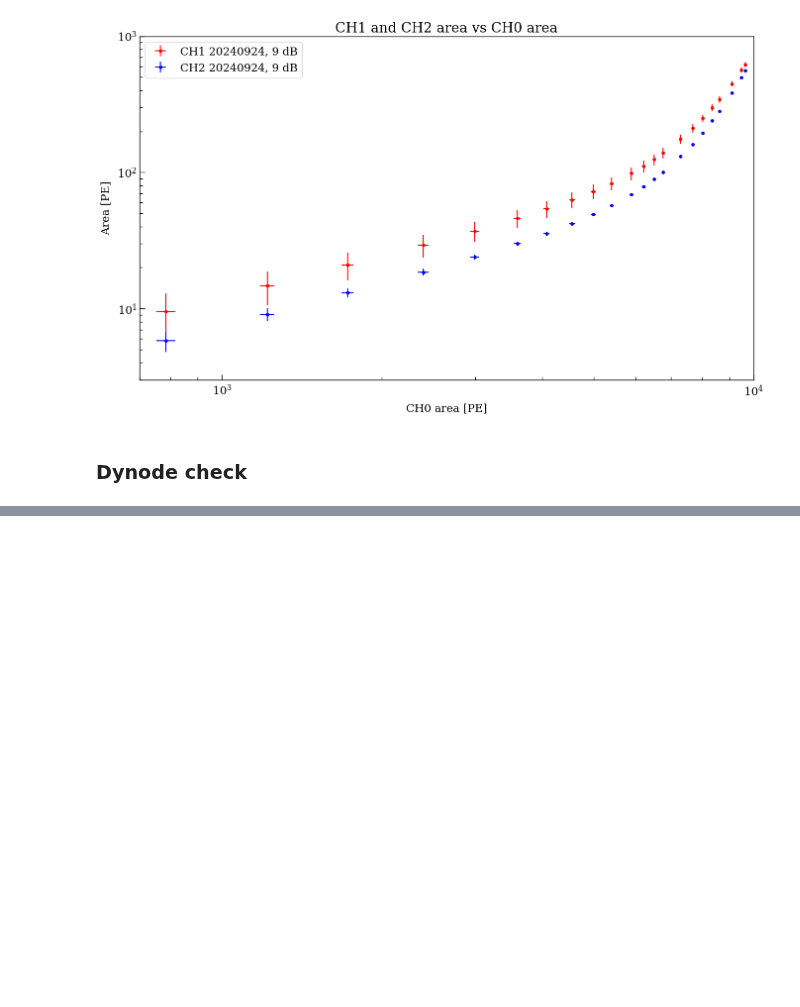
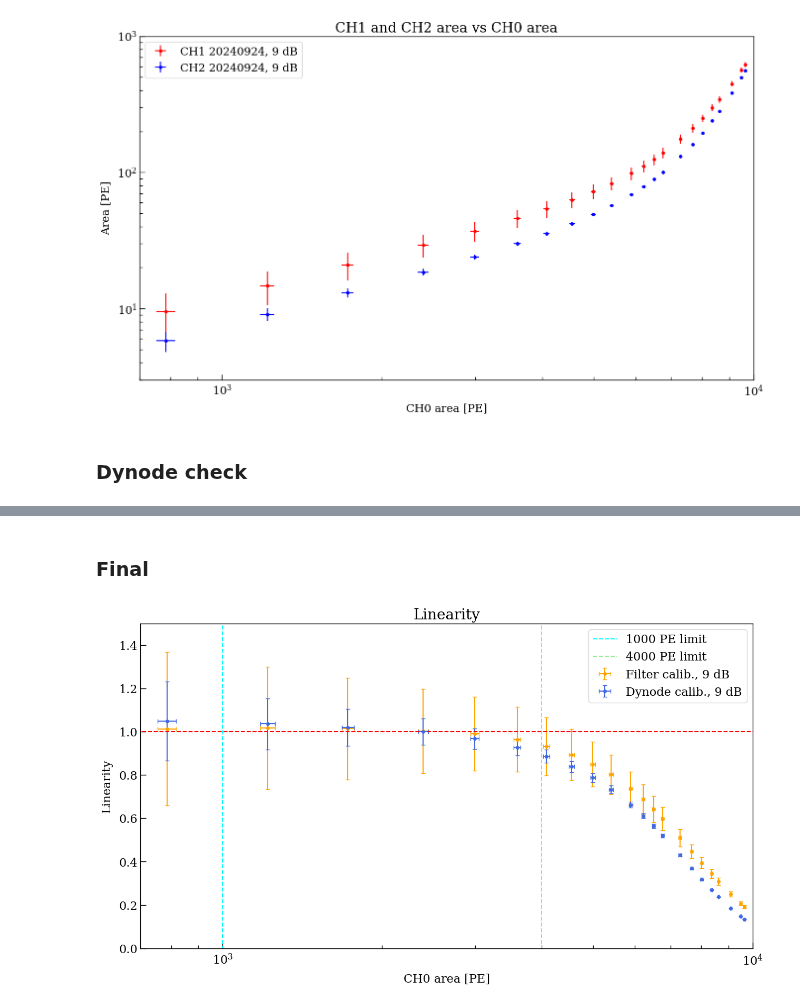
Before and after one commit to Westlake-University-Lsc-lab/RELICS_PMT_Data_Analysis, a Jupyter notebook: LinearityCheck/check_readout_linear.ipynb, the cells around one changed output, grey strips where cells are left out. Saved outputs shown, nothing was run; the diff lists cells and outputs as text; code cells hidden in the pictures; blank space fills up the shorter version.

```diff
--- a/LinearityCheck/check_readout_linear.ipynb
+++ b/LinearityCheck/check_readout_linear.ipynb
@@ -713,0 +679,34 @@ plt.show()
+# %% [markdown]
+### Final
+# %%
+plt.figure(figsize=(15,8))
+plt.title('Linearity')
+plt.xscale('log')
+plt.xlabel('CH0 area [PE]')
+plt.ylabel('Linearity')
+plt.xlim(700,10000)
+plt.ylim(0,1.5)
+
+plt.errorbar(linear_df[linear_df['date'] == 20240924]['CH0 area'],
+             linear_df[linear_df['date'] == 20240924]['area ratio']/area_ratio_filter,
+             xerr=linear_df[linear_df['date'] == 20240924]['CH0 std'],
+             yerr=linear_df[linear_df['date'] == 20240924]['area ratio error']/area_ratio_filter,
+             fmt='o',color = 'orange',label='Filter calib., 9 dB',capsize=3)
+
+plt.errorbar(linear_df[linear_df['date'] == 20240924]['CH0 area'],
+             linear_df[linear_df['date'] == 20240924]['dynode ratio']/dynode_ratio_filter,
+             xerr=linear_df[linear_df['date'] == 20240924]['CH0 std'],
+             yerr=linear_df[linear_df['date'] == 20240924]['dynode ratio error']/dynode_ratio_filter,
+             fmt='o',color = 'royalblue',label='Dynode calib., 9 dB',capsize=3)
+
+plt.hlines(y = 1,color = 'red',linestyles='dashed',xmin = 0,xmax = 10000)
+plt.vlines(x = 1000 ,ymin = -50,ymax = 200, color = 'cyan',
+           linestyles='dashed',label='1000 PE limit')
+plt.vlines(x = 4000 ,ymin = -50,ymax = 200, color = 'lightgreen',
+           linestyles='dashed',label='4000 PE limit')
+
+plt.legend()
+plt.savefig('./img/final.png',dpi = 300)
+plt.show()
+# %% [output]
+[figure, added]
```
Also changed, not shown: parts of 5 cells of this notebook.
